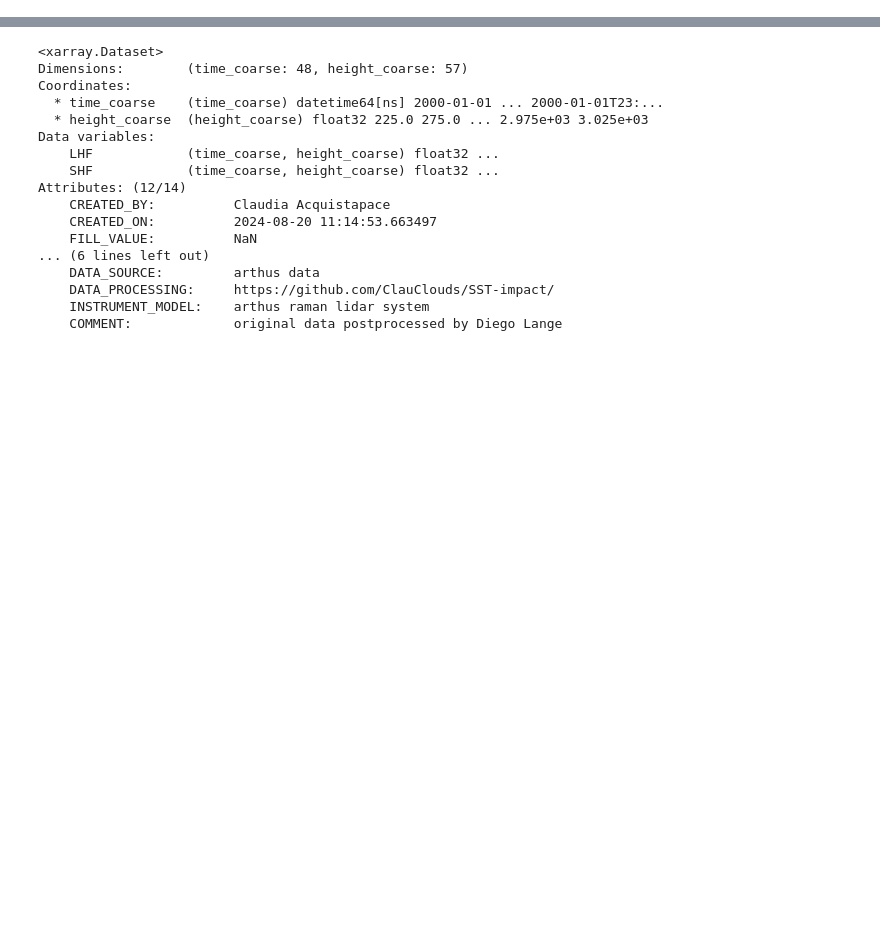
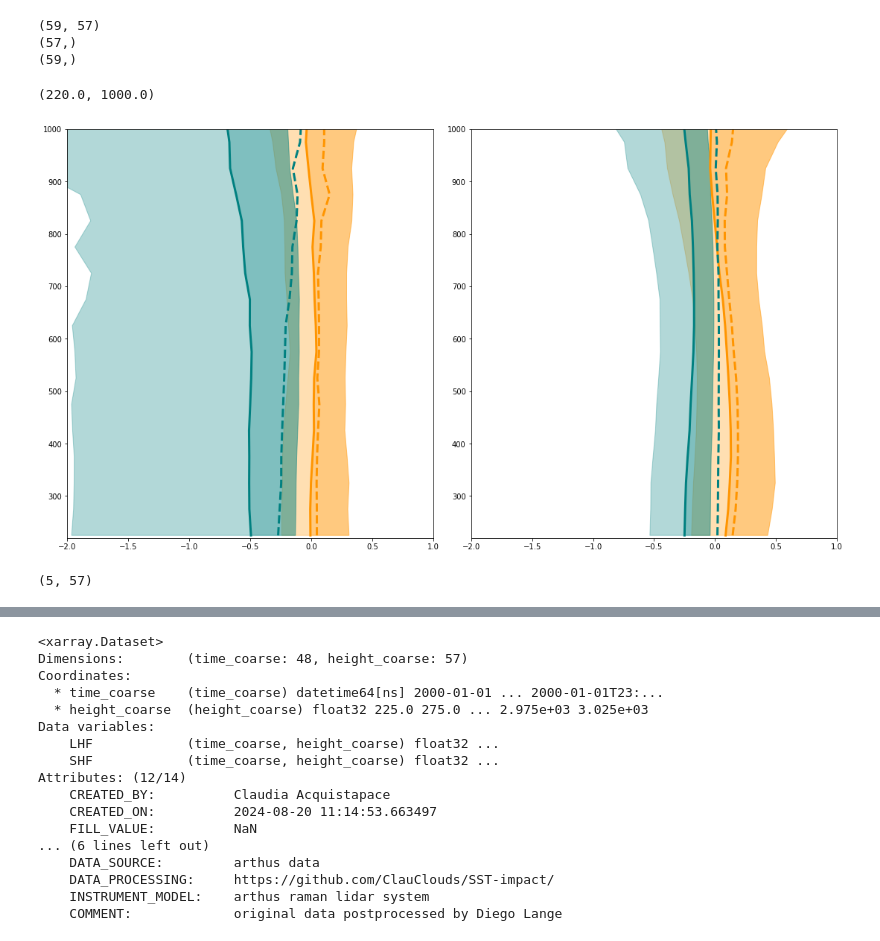
Before and after one commit to ClauClouds/rain_paper_QJRMS, a Jupyter notebook: figures/plot_test.ipynb, the cells around one changed output, grey strips where cells are left out. Saved outputs shown, nothing was run; the diff lists cells and outputs as text; code cells hidden in the pictures; blank space fills up the shorter version.

Commit message:
testing how to regrid on height vrt LCL the VW anomalies failed

```diff
--- a/figures/plot_test.ipynb
+++ b/figures/plot_test.ipynb
@@ -146,0 +193,15 @@ path_diurnal_cycle_arthus = '/net/ostro/4sibylle/diurnal_cycle_arthus/5_mins/diu
+# %%
+
+# first row of plot: read lcl diurnal cycle
+lcl_dc = read_diurnal_cycle_lcl(path_diurnal_cycle_arthus)
+
+# read cloud types
+ds_ct = read_cloud_class()
+
+# read rain at the ground flag
+ds_r = read_rain_ground()
+
+# align cloud type flag and rain ground flag
+ds_ct, ds_r = xr.align(ds_ct, ds_r, join="inner")
+ds_cp = xr.merge([ds_ct, ds_r])
+ds_cp
@@ -146,0 +398,62 @@ path_diurnal_cycle_arthus = '/net/ostro/4sibylle/diurnal_cycle_arthus/5_mins/diu
+# %%
+mean_sl_prec = ds_sl_prec.VW_anomaly.mean(dim='time', skipna=True)
+mean_cg_prec = ds_cg_prec.VW_anomaly.mean(dim='time', skipna=True)
+mean_sl_nonprec = ds_sl_nonprec.VW_anomaly.mean(dim='time', skipna=True)
+mean_cg_nonprec = ds_cg_nonprec.VW_anomaly.mean(dim='time', skipna=True)
+# %%
+print(np.shape(q_sl_prec))
+print(np.shape(height))
+print(np.shape(bin_edges[:-1]))
+# %% [output]
+(59, 57)
+(57,)
+(59,)
+# %%
+import matplotlib.pyplot as plt
+import numpy as np
+import matplotlib.gridspec
+from matplotlib import rcParams
+import matplotlib.ticker as ticker
+import matplotlib.font_manager as font_manager
+color_shallow = '#ff9500'
+color_congestus = '#008080'
+rcParams['axes.titlepad'] = 20
+height = ds_sl_prec.height.values
+
+fig, axs = plt.subplots(1,2, figsize=(15, 8), constrained_layout=True)#
+#ax = fig.add_subplot(gs[0, 0])
+axs[0].plot(q_sl_prec[1,:], height, color_shallow, label = 'shallow', linewidth=3)
+axs[0].plot(mean_sl_prec, height, color_shallow, label = 'shallow', linewidth=3, linestyle='--')
+
+axs[0].fill_betweenx(height, q_sl_prec[0,:], q_sl_prec[1,:], color=color_shallow, alpha=0.3)
+axs[0].fill_betweenx(height, q_sl_prec[1,:], q_sl_prec[2,:], color=color_shallow, alpha=0.5)
+axs[0].plot(q_cg_prec[1,:], height, color_congestus, label = 'congestus', linewidth=3)
+axs[0].plot(mean_cg_prec, height, color_congestus, label = 'congestus', linewidth=3, linestyle='--')
+
+axs[0].fill_betweenx(height, q_cg_prec[0,:], q_cg_prec[1,:], color=color_congestus, alpha=0.3)
+axs[0].fill_betweenx(height, q_cg_prec[1,:], q_cg_prec[2,:], color=color_congestus, alpha=0.5)
+
+axs[0].set_xlim(-2., 1)
+axs[0].set_ylim(220., 1000)
+
+
+#ax = fig.add_subplot(gs[0, 0])
+axs[1].plot(q_sl_nonprec[1,:], height, color_shallow, label = 'shallow', linewidth=3)
+axs[1].plot(mean_sl_nonprec, height, color_shallow, label = 'mean shallow', linewidth=3, linestyle='--')
+
+axs[1].fill_betweenx(height, q_sl_nonprec[0,:], q_sl_nonprec[1,:], color=color_shallow, alpha=0.3)
+axs[1].fill_betweenx(height, q_sl_nonprec[1,:], q_sl_nonprec[2,:], color=color_shallow, alpha=0.5)
+axs[1].plot(q_cg_nonprec[1,:], height, color_congestus, label = 'congestus', linewidth=3)
+axs[1].plot(mean_cg_nonprec, height, color_congestus, label = 'mean congestus', linewidth=3, linestyle='--')
+
+axs[1].fill_betweenx(height, q_cg_nonprec[0,:], q_cg_nonprec[1,:], color=color_congestus, alpha=0.3)
+axs[1].fill_betweenx(height, q_cg_nonprec[1,:], q_cg_nonprec[2,:], color=color_congestus, alpha=0.5)
+axs[1].set_xlim(-2., 1)
+axs[1].set_ylim(220., 1000)
+# %% [output]
+(220.0, 1000.0)
+[figure, added]
+# %%
+print(np.shape(q_sl_nonprec))
+# %% [output]
+(5, 57)
```
Also changed, not shown: parts of 13 cells of this notebook, 1 other file.
